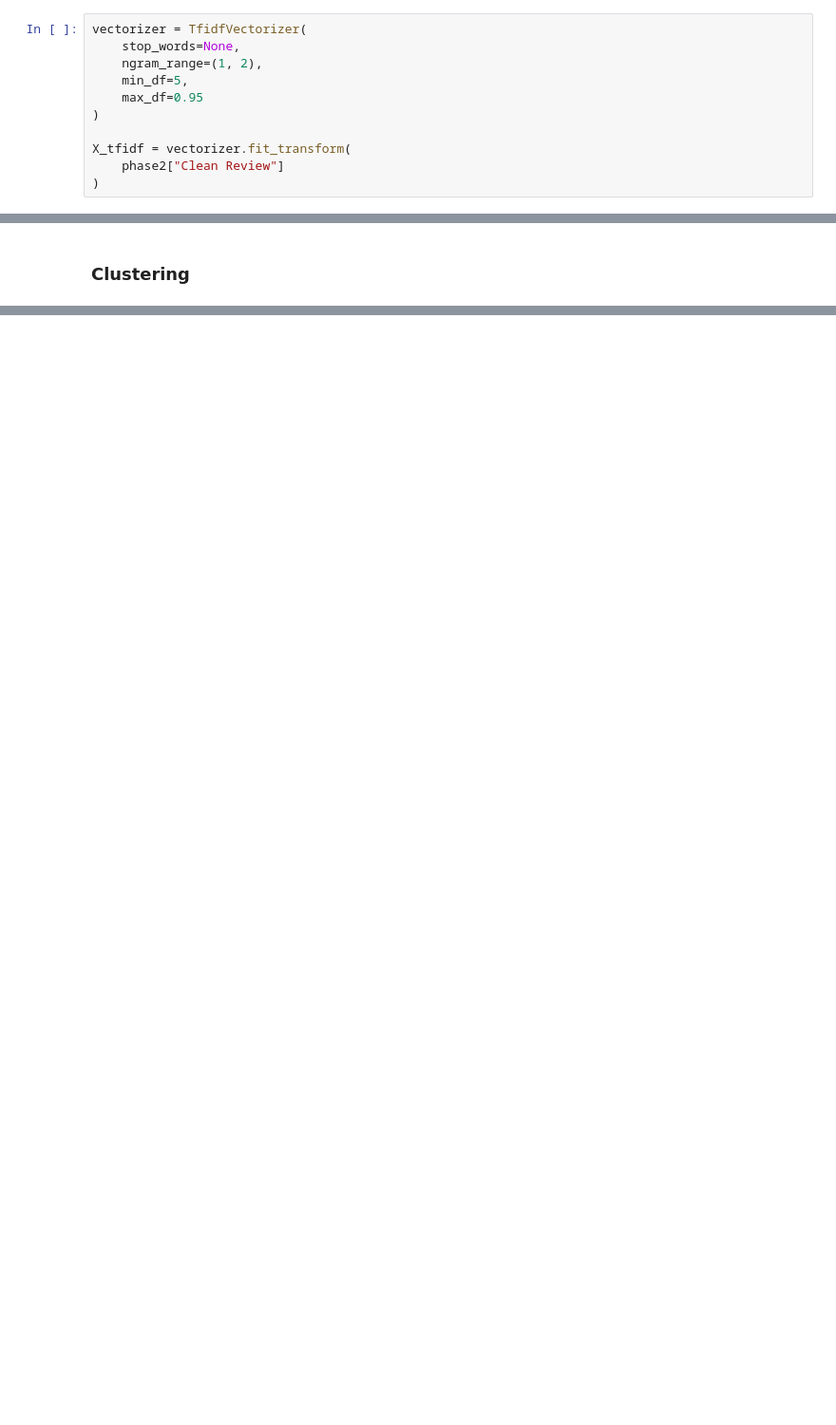
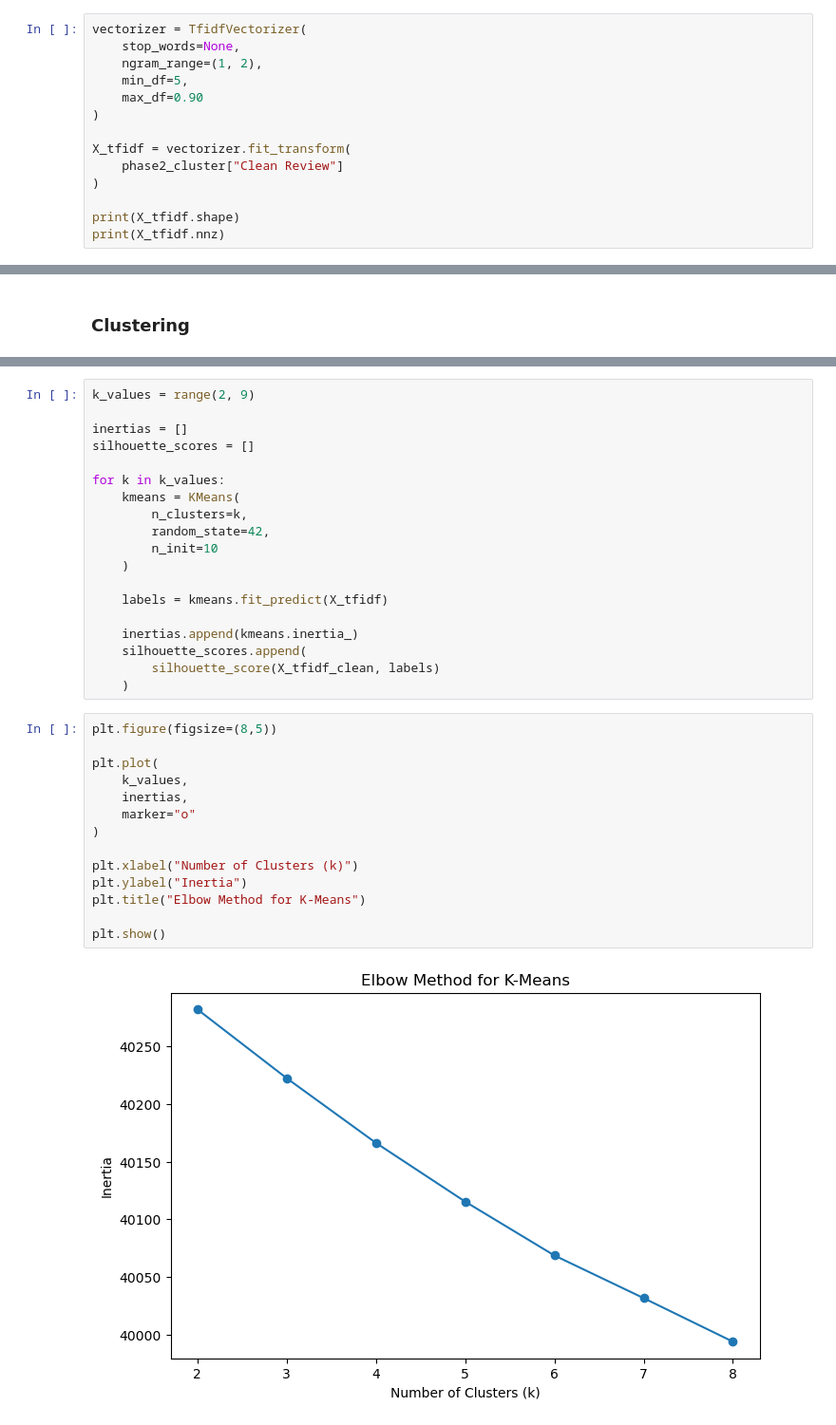
Before and after one commit to jjrbf/IAT461-Assignment4, a Jupyter notebook: iat461_a4_johannferrera_301601581.ipynb, the cells around one changed output, grey strips where cells are left out. Shown at 95% size. Saved outputs shown, nothing was run; the diff lists cells and outputs as text; blank space fills up the shorter version.

Commit message:
phase 2

```diff
--- a/iat461_a4_johannferrera_301601581.ipynb
+++ b/iat461_a4_johannferrera_301601581.ipynb
@@ -1123,9 +1149,12 @@ vectorizer = TfidfVectorizer(
     stop_words=None,
     ngram_range=(1, 2),
     min_df=5,
-    max_df=0.95
+    max_df=0.90
 )
 
 X_tfidf = vectorizer.fit_transform(
-    phase2["Clean Review"]
+    phase2_cluster["Clean Review"]
 )
+
+print(X_tfidf.shape)
+print(X_tfidf.nnz)
@@ -1133,0 +1206,35 @@ X_tfidf = vectorizer.fit_transform(
+# %%
+k_values = range(2, 9)
+
+inertias = []
+silhouette_scores = []
+
+for k in k_values:
+    kmeans = KMeans(
+        n_clusters=k,
+        random_state=42,
+        n_init=10
+    )
+
+    labels = kmeans.fit_predict(X_tfidf)
+
+    inertias.append(kmeans.inertia_)
+    silhouette_scores.append(
+        silhouette_score(X_tfidf_clean, labels)
+    )
+# %%
+plt.figure(figsize=(8,5))
+
+plt.plot(
+    k_values,
+    inertias,
+    marker="o"
+)
+
+plt.xlabel("Number of Clusters (k)")
+plt.ylabel("Inertia")
+plt.title("Elbow Method for K-Means")
+
+plt.show()
+# %% [output]
+[figure, added]
```
Also changed, not shown: parts of 50 cells of this notebook.
